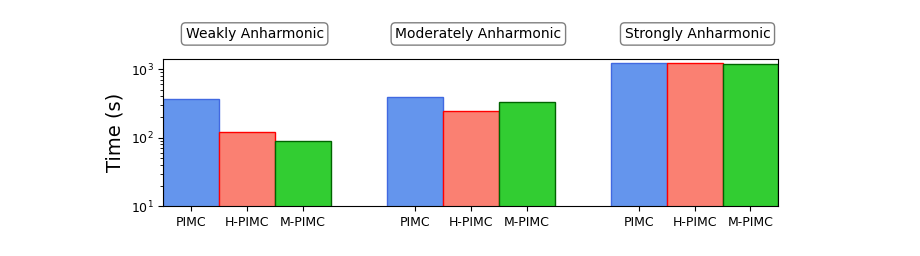
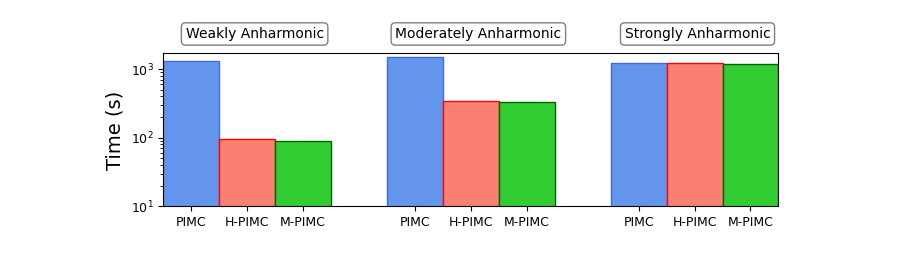
Before and after one commit to DelMaestroGroup/papers-code-HarmonicSampling, a Jupyter notebook: src/Figure6_WallClockTime.ipynb, the cells around one changed output. Saved outputs shown, nothing was run; the diff lists cells and outputs as text; code cells hidden in the pictures.

```diff
--- a/src/Figure6_WallClockTime.ipynb
+++ b/src/Figure6_WallClockTime.ipynb
@@ -2,13 +2,13 @@
 import numpy as np
 import matplotlib.pyplot as plt
 # %%
-wanhfree = np.loadtxt('../data/wanh_bench_free', unpack=True)
+wanhfree = np.loadtxt('../data/wanh_free_NT', skiprows=1,unpack=True)
 wanhmixed = np.loadtxt('../data/wanh_mixed_accept_HD9',unpack=True)
-wanhharmonic = np.loadtxt('../data/wanh_bench_harm', unpack=True)
+wanhharmonic = np.loadtxt('../data/wanh_harmonic_NT', skiprows=1,unpack=True)
 # %%
-manhfree = np.loadtxt('../data/manh_bench_free', skiprows=1,unpack=True)
+manhfree = np.loadtxt('../data/manh_free_NT', skiprows=1,unpack=True)
 manhmixed = np.loadtxt('../data/manh_mixed_accept_HD8',unpack=True)
-manhharmonic = np.loadtxt('../data/manh_bench_harm', skiprows=1,unpack=True)
+manhharmonic = np.loadtxt('../data/manh_harmonic_NT', skiprows=1,unpack=True)
 # %%
 sanhfree = np.loadtxt('../data/sanh_bench_free_acc', unpack=True)
 sanhmixed = np.loadtxt('../data/sanh_bench_mixed_acc',unpack=True)
@@ -16,32 +16,32 @@ sanhharmonic = np.loadtxt('../data/sanh_bench_harm_acc', unpack=True)
 # %%
 #x = np.array(['PIMC','M-PIMC','H-PIMC'])
 #Get free time
-wanhtime = np.array([wanhfree[-2,-1],wanhharmonic[-2,-3],wanhmixed[-2][0]])
-manhtime = np.array([manhfree[-2,-1],manhharmonic[-2,-2],manhmixed[-2][1]])
+wanhtime = np.array([wanhfree[-2][-1],wanhharmonic[-2][0],wanhmixed[-2][0]])
+manhtime = np.array([manhfree[-2][-1],manhharmonic[-2][1],manhmixed[-2][1]])
 sanhtime = np.array([sanhfree[-2][-1],sanhharmonic[-2][-1],sanhmixed[-2][-1]])
 # %%
 plt.rc('xtick',labelsize=9)
 plt.rc('ytick',labelsize=9)
 fig,ax = plt.subplots(1,1,figsize=(2*3.4039, 2.10373),sharey=True,constrained_layout=True)
 ax.set_ylabel('Time (s)', fontsize=14)
 ax.bar([0.8,1.0,1.2],wanhtime,width=0.2,facecolor=['cornflowerblue','salmon','limegreen'], edgecolor=['royalblue','red','darkgreen'])
 ax.set_yscale('log')
 #ax.set_title('Weakly anharmonic', fontsize=18)
 #ax2.set_ylabel('Time (s)', fontsize=8)
 ax.set_yscale('log')
 ax.bar([1.6,1.8,2.0],manhtime,width=0.2,facecolor=['cornflowerblue','salmon','limegreen'], edgecolor=['royalblue','red','darkgreen'])
 #ax.set_title('Moderately anharmonic', fontsize=18)
 #ax3.set_ylabel('Time (s)', fontsize=8)
 ax.set_yscale('log')
 ax.bar([2.4,2.6,2.8],sanhtime,width=0.2,facecolor=['cornflowerblue','salmon','limegreen'], edgecolor=['royalblue','red','darkgreen'])
 ax.set_xticks([0.8,1.0,1.2,1.6,1.8,2.0,2.4,2.6,2.8],['PIMC','H-PIMC','M-PIMC','PIMC','H-PIMC','M-PIMC','PIMC','H-PIMC','M-PIMC'])
 #ax.set_yticks([10**2,10**3,10**4])
 ax.set_ylim(10,3*10**5/4)
 ax.set_xlim(0.7,2.9)
 ax.text(0.78,10**4/3.5,'Weakly Anharmonic',fontsize=10,bbox=dict(boxstyle='round,pad=0.3', facecolor='white', alpha=0.5))
 ax.text(1.53,10**4/3.5,'Moderately Anharmonic',fontsize=10,bbox=dict(boxstyle='round,pad=0.3', facecolor='white', alpha=0.5))
 ax.text(2.35,10**4/3.5,'Strongly Anharmonic',fontsize=10,bbox=dict(boxstyle='round,pad=0.3', facecolor='white', alpha=0.5))
-ax.set_ylim(10,1.4*1000)
-plt.savefig('../figures/wallclocktime.svg')
+ax.set_ylim(10,1.7*1000)
+plt.savefig('../figures/wallclocktime.pdf')
 # %% [output]
-[figure, old version]
+[figure, new version]
```
Also changed, not shown: 1 other file.
